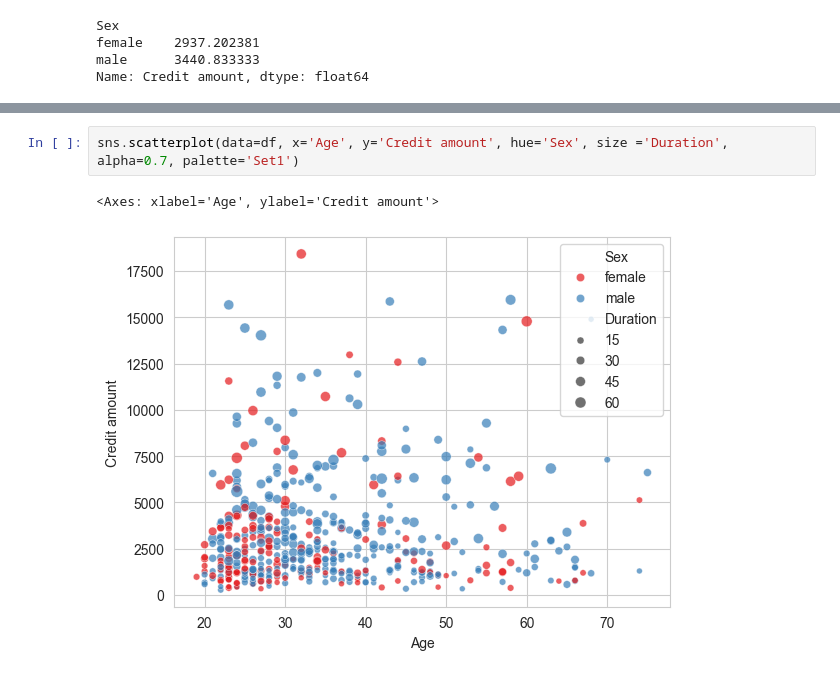
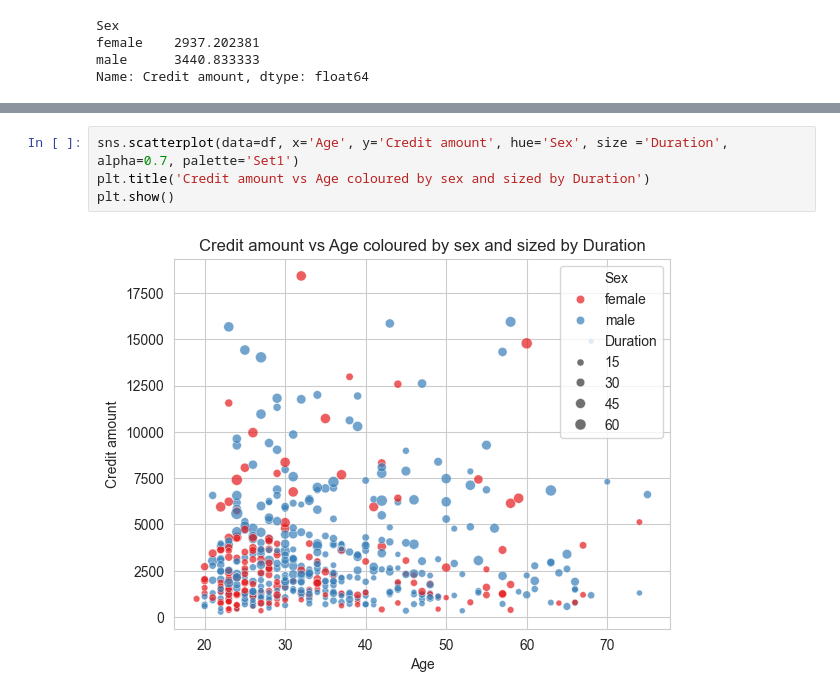
Before and after one commit to Bandohhh/data_science_practice-, a Jupyter notebook: Credit Risk Model /analysis_model.ipynb, the cells around one changed output, grey strips where cells are left out. Drawn from its saved outputs; the diff is of its cells as text.

```diff
--- a/Credit Risk Model /analysis_model.ipynb
+++ b/Credit Risk Model /analysis_model.ipynb
@@ -242,6 +242,7 @@ pd.pivot_table(df, values='Credit amount', index= 'Housing', columns= 'Purpose')
 | rent | 6180.833333 | 3398.285714 | NaN | 2627.857143 | 2890.285714 | 2138.000000 | 2384.0 | ... |
 # %%
 sns.scatterplot(data=df, x='Age', y='Credit amount', hue='Sex', size ='Duration', alpha=0.7, palette='Set1')
+plt.title('Credit amount vs Age coloured by sex and sized by Duration')
+plt.show()
 # %% [output]
-<Axes: xlabel='Age', ylabel='Credit amount'>
-[figure, old version]
+[figure, new version]
```
Also changed, not shown: parts of 1 cell of this notebook.
